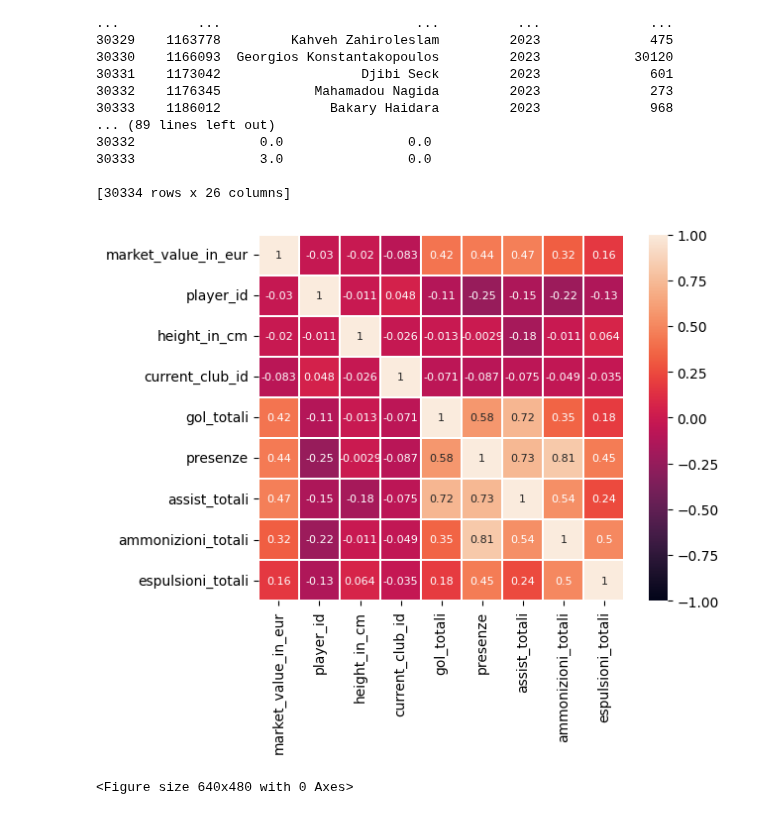
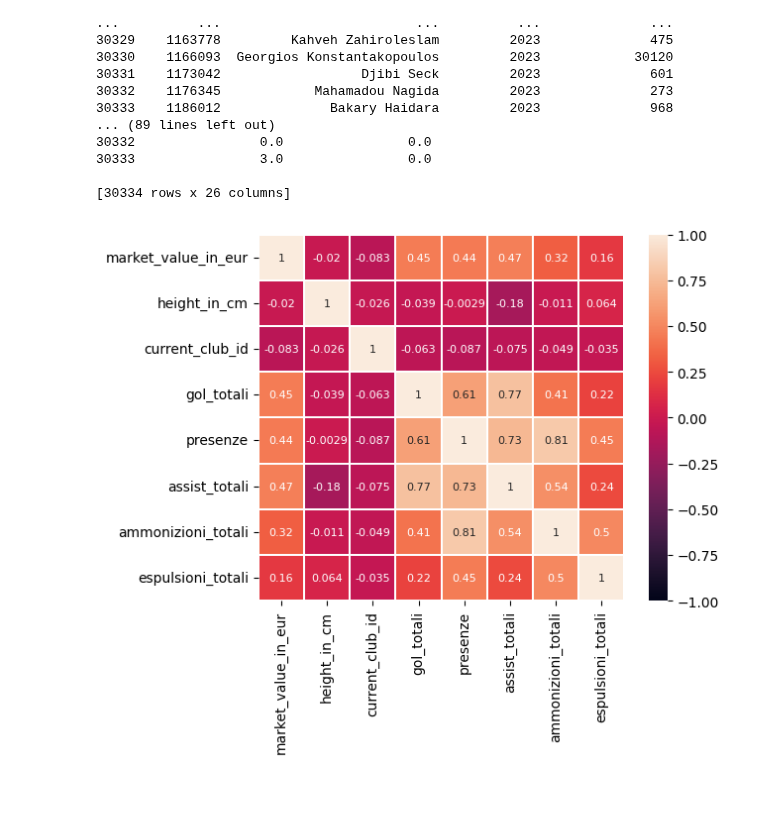
Before and after one commit to MikDR/DataScience-Python, a Jupyter notebook: codice/descrizione.ipynb, the cells around one changed output. Saved outputs shown, nothing was run; the diff lists cells and outputs as text; code cells hidden in the pictures.

```diff
--- a/codice/descrizione.ipynb
+++ b/codice/descrizione.ipynb
@@ -242,6 +218,6 @@ Requirement already satisfied: zipp>=3.1.0 in c:\users\mikdr\appdata\roaming\pyt
 Requirement already satisfied: six>=1.5 in c:\users\mikdr\appdata\roaming\python\python39\site-packages (from python-dateutil>=2.7->matplotlib!=3.6.1,>=3.4->seaborn) (1.16.0)
 Note: you may need to restart the kernel to use updated packages.
 # %%
-elimina = ["gol_totali", "presenze", "assist_totali", "ammonizioni_totali", "espulsioni_totali"]
-df_players.drop(columns=elimina, inplace=True)
-print(df_players)
+#elimina = ["gol_totali", "presenze", "assist_totali", "ammonizioni_totali", "espulsioni_totali"]
+#df_players.drop(columns=elimina, inplace=True)
+#print(df_players)
@@ -308,14 +266,15 @@ print(df_players)
 # %%
 import seaborn as sns
 
 correlazione = pd.merge(df_player_valuations[["market_value_in_eur", "player_id"]], df_players[["player_id", "height_in_cm", "current_club_id", "gol_totali", "presenze", "assist_totali", "ammonizioni_totali", "espulsioni_totali"]], how="inner", on="player_id")
 numerical_columns = correlazione.select_dtypes(include=['float64', 'int64']).columns
+numerical_columns = numerical_columns[numerical_columns != 'player_id']
+
 corr = correlazione[numerical_columns].corr()
 
 annot_kws = {"size": 8}
 sns.heatmap(corr,vmax=1, vmin=-1,square=True, annot=True, linewidths=.2, cbar=True, annot_kws=annot_kws)
+plt.savefig("../images/correlazione_player.png")
 plt.show()
-plt.savefig("../images/correlazione_player.png")
 # %% [output]
-[figure, old version]
+[figure, new version]
-<Figure size 640x480 with 0 Axes>
```
Also changed, not shown: parts of 5 cells of this notebook, 3 other files.
